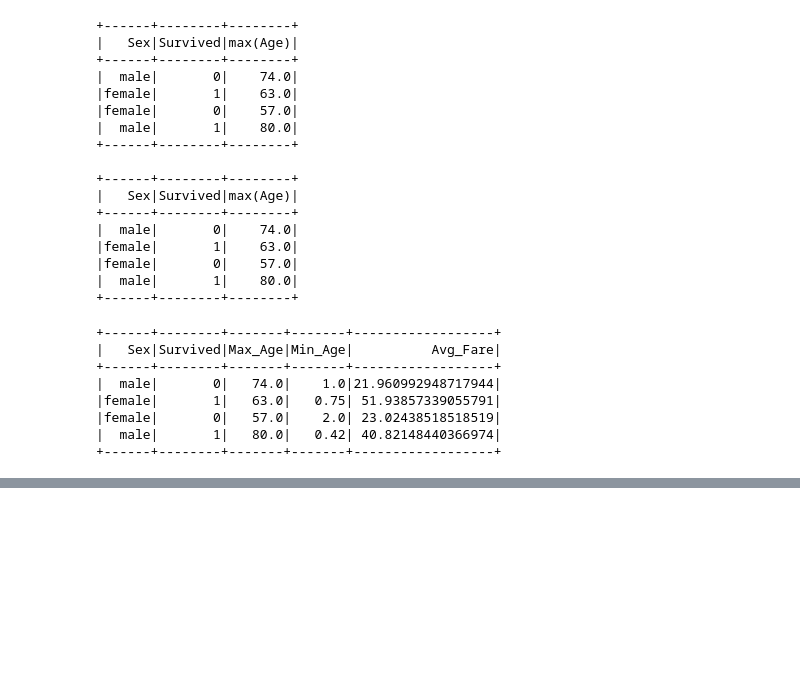
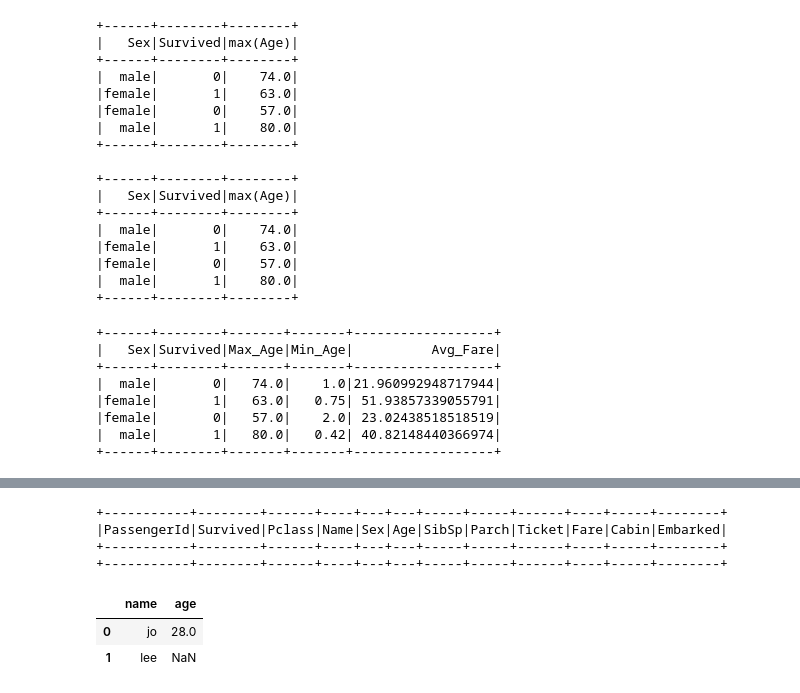
Before and after one commit to young-hun-jo/TIL, a Jupyter notebook: pyspark/spark_guide/inflearn/spark_dataframe.ipynb, the cells around one changed output, grey strips where cells are left out. Saved outputs shown, nothing was run; the diff lists cells and outputs as text; code cells hidden in the pictures; blank space fills up the shorter version.

Commit message:
feat: spark dataframe API 모든 블로깅끝

```diff
--- a/pyspark/spark_guide/inflearn/spark_dataframe.ipynb
+++ b/pyspark/spark_guide/inflearn/spark_dataframe.ipynb
@@ -423,0 +498,20 @@ spark_df.groupBy(col("Sex"), col("Survived")) \
+# %%
+from pyspark.sql.functions import isnan
+
+spark_df.where(isnan(col("Age"))).show()
+# %% [output]
++-----------+--------+------+----+---+---+-----+-----+------+----+-----+--------+
+|PassengerId|Survived|Pclass|Name|Sex|Age|SibSp|Parch|Ticket|Fare|Cabin|Embarked|
++-----------+--------+------+----+---+---+-----+-----+------+----+-----+--------+
++-----------+--------+------+----+---+---+-----+-----+------+----+-----+--------+
+# %%
+import numpy as np
+import pandas as pd
+
+data = {"name": ["jo", "lee"],
+       "age": [28, None]}
+pd.DataFrame(data)
+# %% [output]
+|  | name | age |
+| 0 | jo | 28.0 |
+| 1 | lee | NaN |
```
Also changed, not shown: parts of 18 cells of this notebook.
